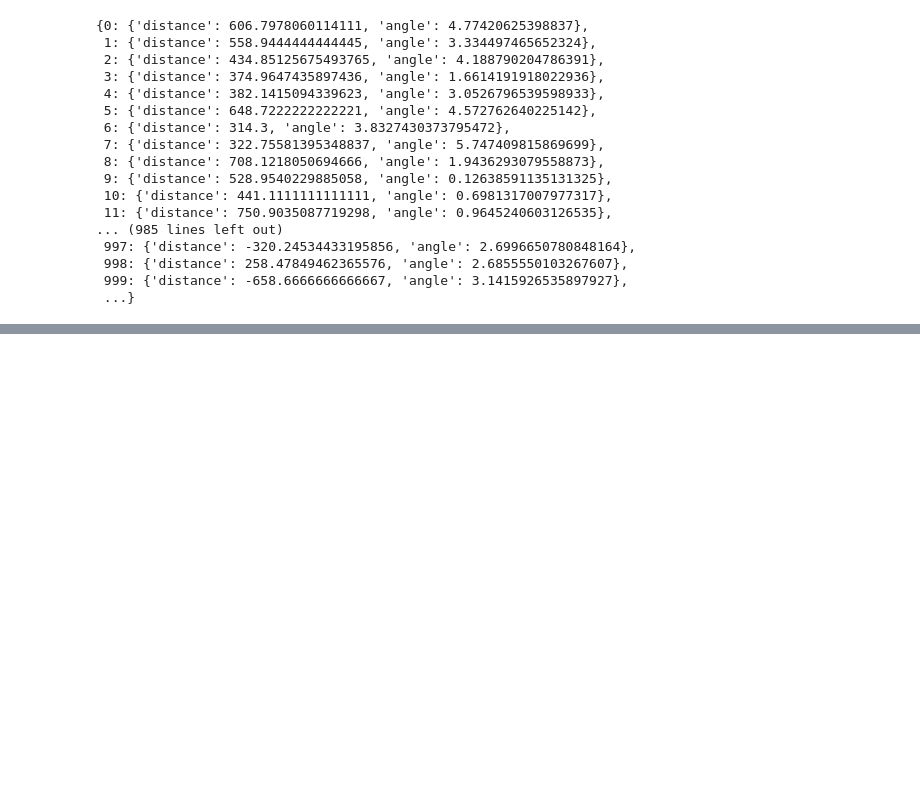
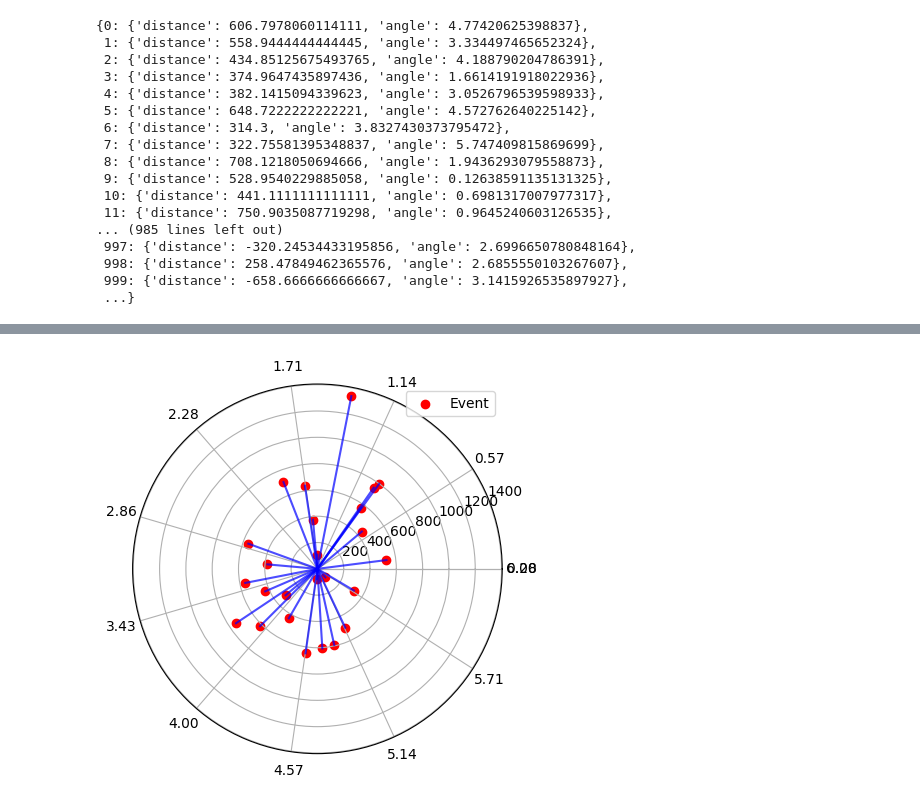
Before and after one commit to braingeneers/midbrain_parkinsons, a Jupyter notebook: dev/other/thomas/thesis/spatial_activity.ipynb, the cells around one changed output, grey strips where cells are left out. Cells and saved outputs as stored; diff of their text form; code cells hidden in the pictures; blank space fills up the shorter version.

```diff
--- a/dev/other/thomas/thesis/spatial_activity.ipynb
+++ b/dev/other/thomas/thesis/spatial_activity.ipynb
@@ -468,0 +497,58 @@ average_distances
+# %%
+import matplotlib.pyplot as plt
+import numpy as np
+
+# Your final results
+results = {0: {'distance': 606.7978060114111, 'angle': 4.77420625398837},
+ 1: {'distance': 558.9444444444445, 'angle': 3.334497465652324},
+ 2: {'distance': 434.85125675493765, 'angle': 4.188790204786391},
+ 3: {'distance': 374.9647435897436, 'angle': 1.6614191918022936},
+ 4: {'distance': 382.1415094339623, 'angle': 3.0526796539598933},
+ 5: {'distance': 648.7222222222221, 'angle': 4.572762640225142},
+ 6: {'distance': 314.3, 'angle': 3.8327430373795472},
+ 7: {'distance': 322.75581395348837, 'angle': 5.747409815869699},
+ 8: {'distance': 708.1218050694666, 'angle': 1.9436293079558873},
+ 9: {'distance': 528.9540229885058, 'angle': 0.12638591135131325},
+ 10: {'distance': 441.1111111111111, 'angle': 0.6981317007977317},
+ 11: {'distance': 750.9035087719298, 'angle': 0.9645240603126535},
+ 12: {'distance': 558.9444444444445, 'angle': 2.7925268031909276},
+ 13: {'distance': 88.67989417989416, 'angle': 5.460387231239402},
+ 14: {'distance': 75.5256410256408, 'angle': 4.712388980384693},
+ 15: {'distance': 495.34861009266064, 'angle': 5.154585599669973},
+ 16: {'distance': 107.21906797669946, 'angle': 1.5705607014552436},
+ 17: {'distance': 639.1547125779873, 'angle': 1.7199258737943275},
+ 18: {'distance': 616.5833333333333, 'angle': 3.9269908169872387},
+ 19: {'distance': 432.3518518518519, 'angle': 3.548836145721804},
+ 20: {'distance': 799.1234301255901, 'angle': 0.9424526623303591},
+ 21: {'distance': 571.4135802469135, 'angle': 0.9502348149746895},
+ 22: {'distance': 1338.2654320987656, 'angle': 1.3768708543510826},
+ 23: {'distance': 744.8125, 'angle': 3.730641276137878},
+ 24: {'distance': 593.3489042675893, 'angle': 4.929800236688436}}
+
+# Extracting angles and distances
+angles = [result['angle'] for result in results.values()]
+distances = [result['distance'] for result in results.values()]
+
+# Convert angles to radians
+angles = np.array(angles)
+
+# Create polar plot
+fig, ax = plt.subplots(subplot_kw={'projection': 'polar'})
+
+# Plot distances as radial lines
+for angle, distance in zip(angles, distances):
+    ax.plot([angle, angle], [0, distance], color='blue', alpha=0.7)
+
+# Plot points
+ax.scatter(angles, distances, color='red', label='Event')
+
+# Set theta ticks to radians
+ax.set_xticks(np.linspace(0, 2*np.pi, 12))
+ax.set_xticklabels([f'{i:.2f}' for i in np.linspace(0, 2*np.pi, 12)])
+
+# Add legend
+ax.legend()
+
+plt.show()
+# %% [output]
+[figure, added]
```
Also changed, not shown: parts of 25 cells of this notebook.
